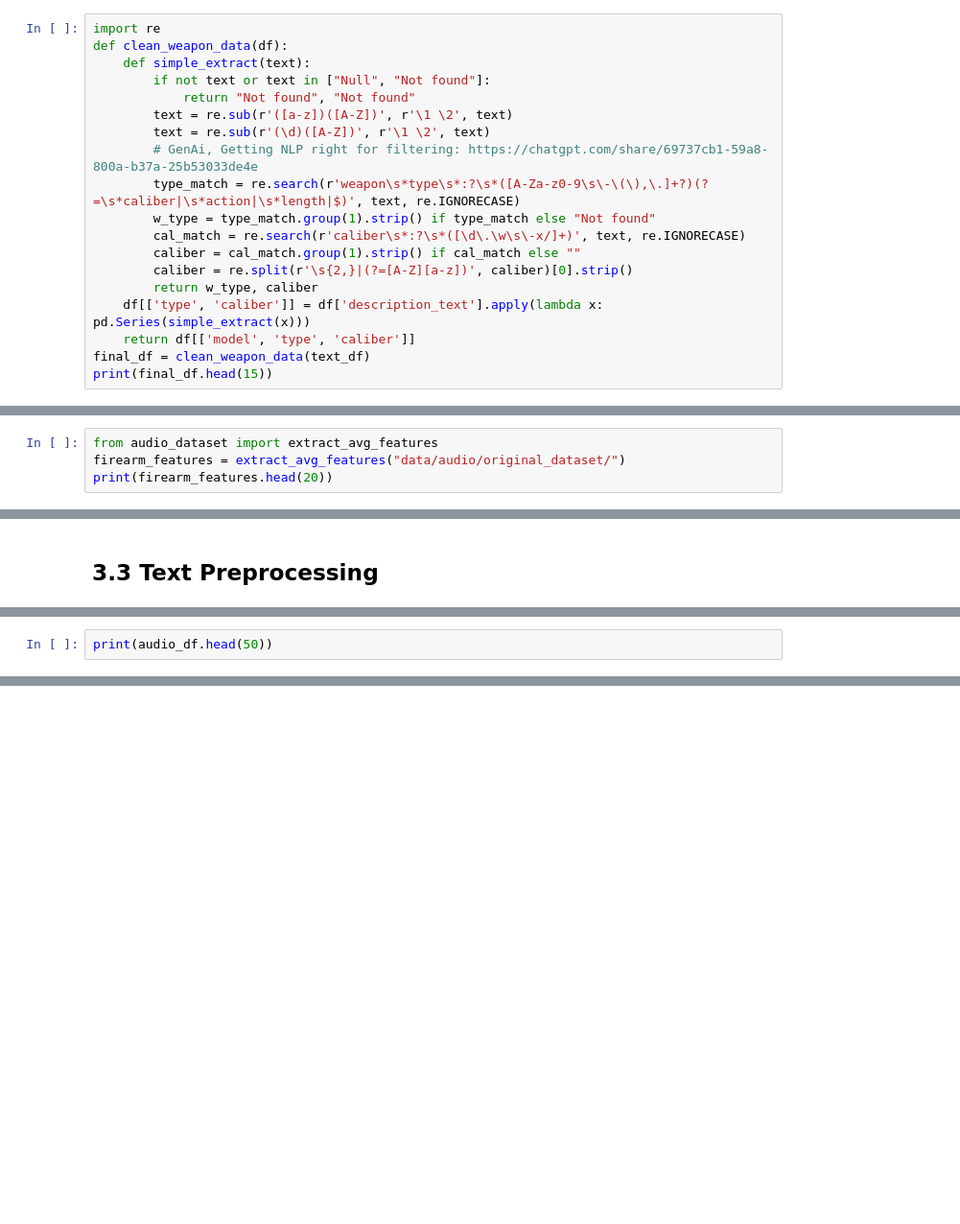
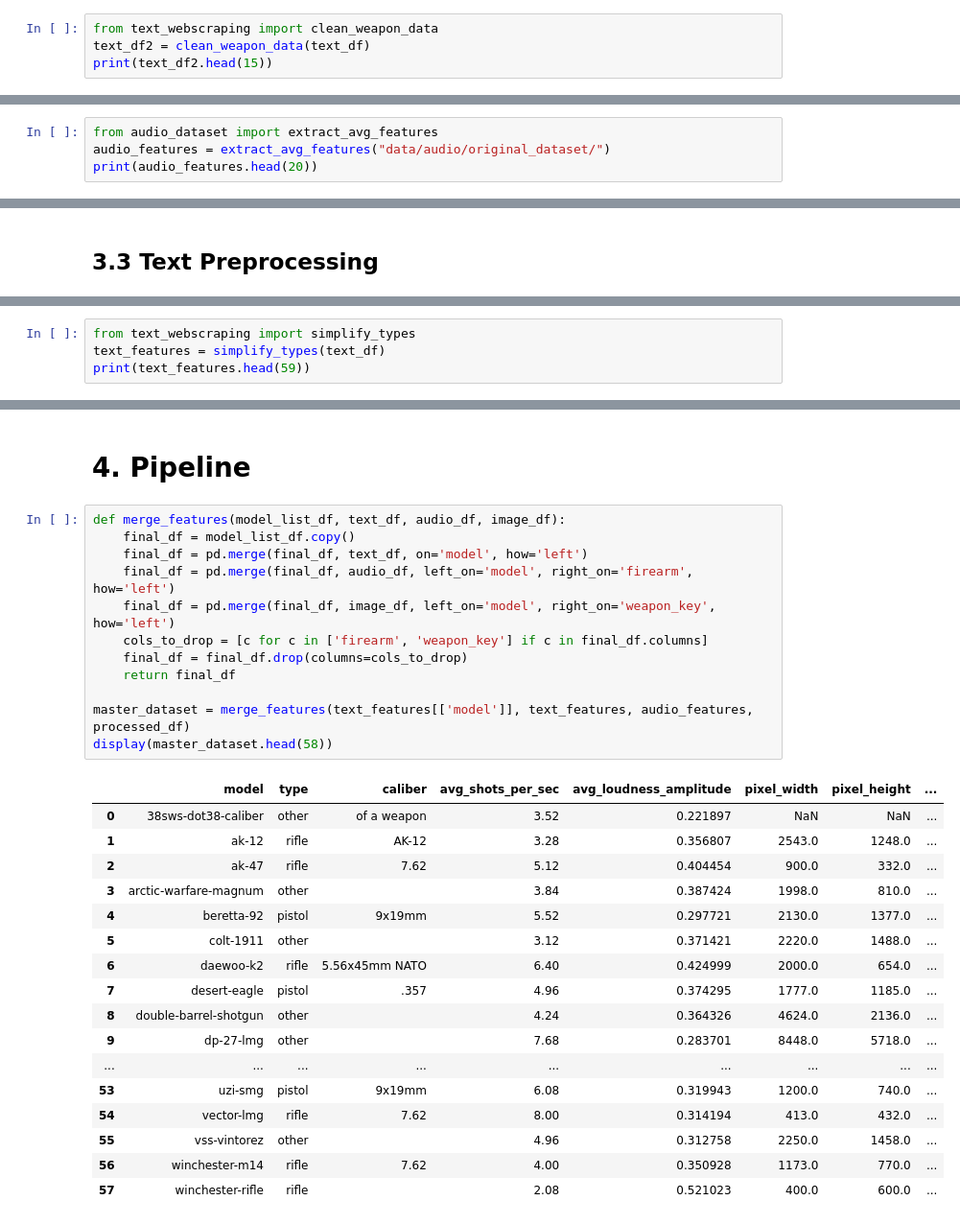
Before and after one commit to 24087068/sleeping_api-s, a Jupyter notebook: main.ipynb, the cells around one changed output, grey strips where cells are left out. Shown at 96% size. Drawn from its saved outputs; the diff is of its cells as text; blank space fills up the shorter version.

Commit message:
text

```diff
--- a/main.ipynb
+++ b/main.ipynb
@@ -165,22 +219,7 @@ plt.show()
 # %%
-import re
-def clean_weapon_data(df):
-    def simple_extract(text):
-        if not text or text in ["Null", "Not found"]:
-            return "Not found", "Not found"
-        text = re.sub(r'([a-z])([A-Z])', r'\1 \2', text)
-        text = re.sub(r'(\d)([A-Z])', r'\1 \2', text)
-        # GenAi, Getting NLP right for filtering: https://chatgpt.com/share/69737cb1-59a8-800a-b37a-25b53033de4e
-        type_match = re.search(r'weapon\s*type\s*:?\s*([A-Za-z0-9\s\-\(\),\.]+?)(?=\s*caliber|\s*action|\s*length|$)', text, re.IGNORECASE)
-        w_type = type_match.group(1).strip() if type_match else "Not found"
-        cal_match = re.search(r'caliber\s*:?\s*([\d\.\w\s\-x/]+)', text, re.IGNORECASE)
-        caliber = cal_match.group(1).strip() if cal_match else ""
-        caliber = re.split(r'\s{2,}|(?=[A-Z][a-z])', caliber)[0].strip()
-        return w_type, caliber
-    df[['type', 'caliber']] = df['description_text'].apply(lambda x: pd.Series(simple_extract(x)))
-    return df[['model', 'type', 'caliber']]
-final_df = clean_weapon_data(text_df)
-print(final_df.head(15))
+from text_webscraping import clean_weapon_data
+text_df2 = clean_weapon_data(text_df)
+print(text_df2.head(15))
 # %% [output]
                         model  \
 0         38sws-dot38-caliber
@@ -259,5 +267,5 @@ print(final_df.head(15))
 De preprocessing richt zich op het omzetten van de ruwe audio naar bruikbare features voor de pipeline. Hiervoor wordt RMS-energie berekend om de volumevariaties van het geluid stabiel te meten. Daarna worden pieken in de energiecurve gedetecteerd met drempels voor hoogte, prominente pieken en minimale afstand tussen pieken. Dit zorgt ervoor dat echo’s of achtergrondgeluid niet worden meegeteld. Dit is namelijk wat wij tijdens EDA hebben al onderzocht. Per firearm worden de resultaten van alle 25 bestanden gemiddeld om twee features te verkrijgen: avg_shots_per_sec (het gemiddelde aantal schoten per seconde) en avg_loudness (gemiddelde piekamplitude).
 # %%
 from audio_dataset import extract_avg_features
-firearm_features = extract_avg_features("data/audio/original_dataset/")
-print(firearm_features.head(20))
+audio_features = extract_avg_features("data/audio/original_dataset/")
+print(audio_features.head(20))
@@ -414,2 +549,4 @@ conn.close()
 # %%
-print(audio_df.head(50))
+from text_webscraping import simplify_types
+text_features = simplify_types(text_df)
+print(text_features.head(59))
@@ -415,0 +571,32 @@ print(audio_df.head(50))
+# %% [markdown]
+# 4. Pipeline
+# %%
+def merge_features(model_list_df, text_df, audio_df, image_df):
+    final_df = model_list_df.copy()
+    final_df = pd.merge(final_df, text_df, on='model', how='left')
+    final_df = pd.merge(final_df, audio_df, left_on='model', right_on='firearm', how='left')
+    final_df = pd.merge(final_df, image_df, left_on='model', right_on='weapon_key', how='left')
+    cols_to_drop = [c for c in ['firearm', 'weapon_key'] if c in final_df.columns]
+    final_df = final_df.drop(columns=cols_to_drop)
+    return final_df
+
+master_dataset = merge_features(text_features[['model']], text_features, audio_features, processed_df)
+display(master_dataset.head(58))
+# %% [output]
+|  | model | type | caliber | avg_shots_per_sec | avg_loudness_amplitude | pixel_width | pixel_height | ... |
+| 0 | 38sws-dot38-caliber | other | of a weapon | 3.52 | 0.221897 | NaN | NaN | ... |
+| 1 | ak-12 | rifle | AK-12 | 3.28 | 0.356807 | 2543.0 | 1248.0 | ... |
+| 2 | ak-47 | rifle | 7.62 | 5.12 | 0.404454 | 900.0 | 332.0 | ... |
+| 3 | arctic-warfare-magnum | other |  | 3.84 | 0.387424 | 1998.0 | 810.0 | ... |
+| 4 | beretta-92 | pistol | 9x19mm | 5.52 | 0.297721 | 2130.0 | 1377.0 | ... |
+| 5 | colt-1911 | other |  | 3.12 | 0.371421 | 2220.0 | 1488.0 | ... |
+| 6 | daewoo-k2 | rifle | 5.56x45mm NATO | 6.40 | 0.424999 | 2000.0 | 654.0 | ... |
+| 7 | desert-eagle | pistol | .357 | 4.96 | 0.374295 | 1777.0 | 1185.0 | ... |
+| 8 | double-barrel-shotgun | other |  | 4.24 | 0.364326 | 4624.0 | 2136.0 | ... |
+| 9 | dp-27-lmg | other |  | 7.68 | 0.283701 | 8448.0 | 5718.0 | ... |
+| ... | ... | ... | ... | ... | ... | ... | ... | ... |
+| 53 | uzi-smg | pistol | 9x19mm | 6.08 | 0.319943 | 1200.0 | 740.0 | ... |
+| 54 | vector-lmg | rifle | 7.62 | 8.00 | 0.314194 | 413.0 | 432.0 | ... |
+| 55 | vss-vintorez | other |  | 4.96 | 0.312758 | 2250.0 | 1458.0 | ... |
+| 56 | winchester-m14 | rifle | 7.62 | 4.00 | 0.350928 | 1173.0 | 770.0 | ... |
+| 57 | winchester-rifle | rifle |  | 2.08 | 0.521023 | 400.0 | 600.0 | ... |
```
Also changed, not shown: parts of 16 cells of this notebook, 1 other file.
